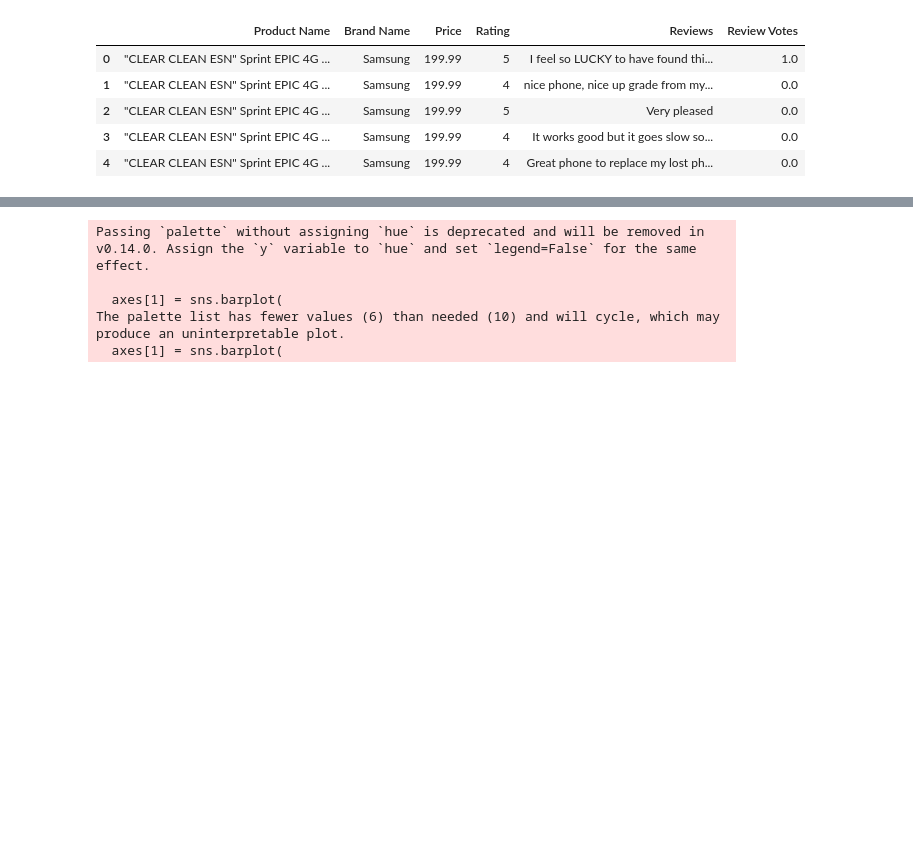
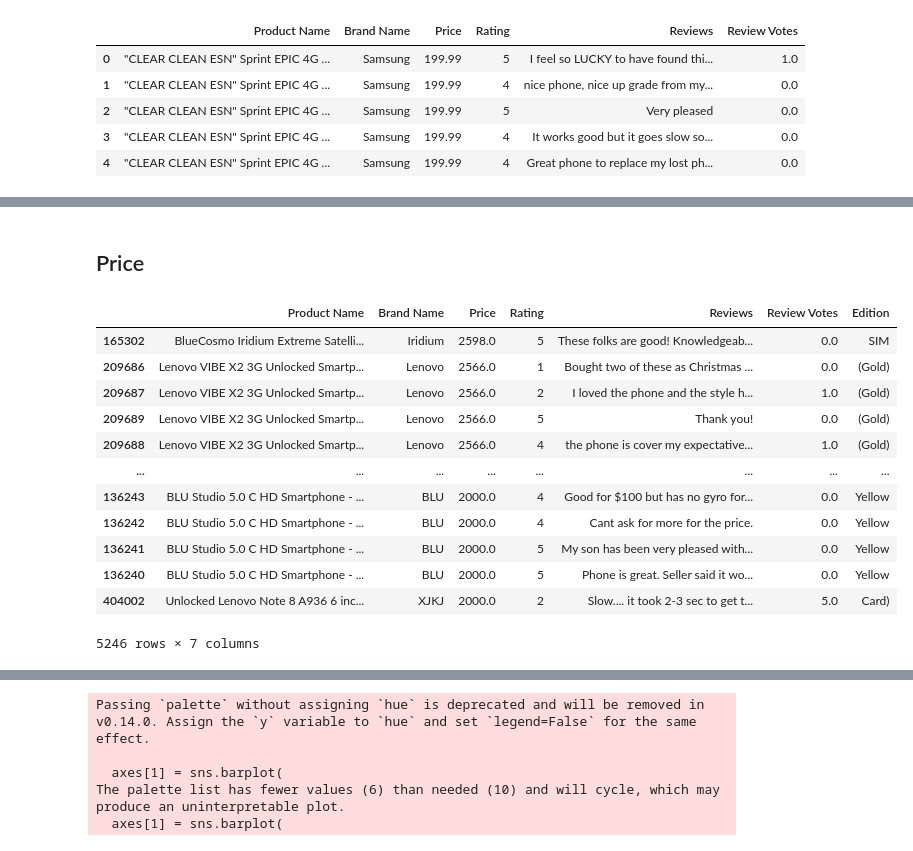
Before and after one commit to longbui23/Amazon-Analysis, a Jupyter notebook: Amazon_Sentiment_Analysis.ipynb, the cells around one changed output, grey strips where cells are left out. Drawn from its saved outputs; the diff is of its cells as text; code cells hidden in the pictures; blank space fills up the shorter version.

```diff
--- a/Amazon_Sentiment_Analysis.ipynb
+++ b/Amazon_Sentiment_Analysis.ipynb
@@ -114,0 +124,20 @@ df.describe()
+# %% [markdown]
+## Price
+# %%
+top_product = df[df['Price']>=2000].sort_values(by='Price', ascending=False)
+top_product['Edition'] = top_product['Product Name'].str.split().str[-1]
+top_product
+# %% [output]
+|  | Product Name | Brand Name | Price | Rating | Reviews | Review Votes | Edition |
+| 165302 | BlueCosmo Iridium Extreme Satelli... | Iridium | 2598.0 | 5 | These folks are good! Knowledgeab... | 0.0 | SIM |
+| 209686 | Lenovo VIBE X2 3G Unlocked Smartp... | Lenovo | 2566.0 | 1 | Bought two of these as Christmas ... | 0.0 | (Gold) |
+| 209687 | Lenovo VIBE X2 3G Unlocked Smartp... | Lenovo | 2566.0 | 2 | I loved the phone and the style h... | 1.0 | (Gold) |
+| 209689 | Lenovo VIBE X2 3G Unlocked Smartp... | Lenovo | 2566.0 | 5 | Thank you! | 0.0 | (Gold) |
+| 209688 | Lenovo VIBE X2 3G Unlocked Smartp... | Lenovo | 2566.0 | 4 | the phone is cover my expectative... | 1.0 | (Gold) |
+| ... | ... | ... | ... | ... | ... | ... | ... |
+| 136243 | BLU Studio 5.0 C HD Smartphone - ... | BLU | 2000.0 | 4 | Good for $100 but has no gyro for... | 0.0 | Yellow |
+| 136242 | BLU Studio 5.0 C HD Smartphone - ... | BLU | 2000.0 | 4 | Cant ask for more for the price. | 0.0 | Yellow |
+| 136241 | BLU Studio 5.0 C HD Smartphone - ... | BLU | 2000.0 | 5 | My son has been very pleased with... | 0.0 | Yellow |
+| 136240 | BLU Studio 5.0 C HD Smartphone - ... | BLU | 2000.0 | 5 | Phone is great. Seller said it wo... | 0.0 | Yellow |
+| 404002 | Unlocked Lenovo Note 8 A936 6 inc... | XJKJ | 2000.0 | 2 | Slow.... it took 2-3 sec to get t... | 5.0 | Card) |
+5246 rows × 7 columns
```
Also changed, not shown: parts of 54 cells of this notebook.
